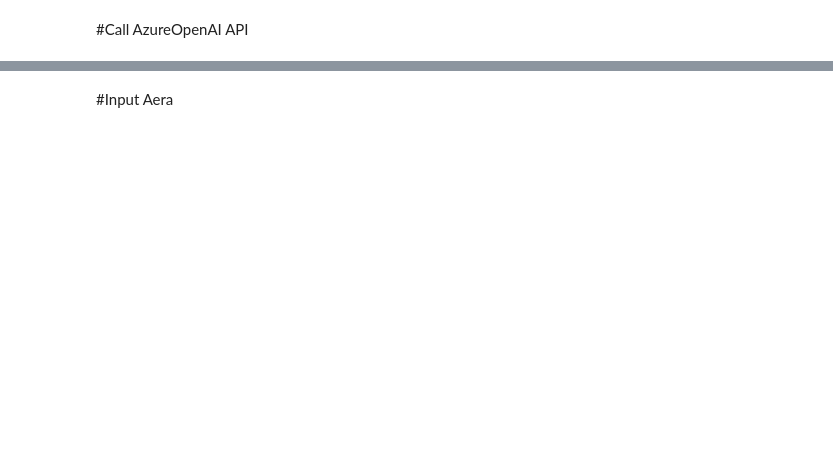
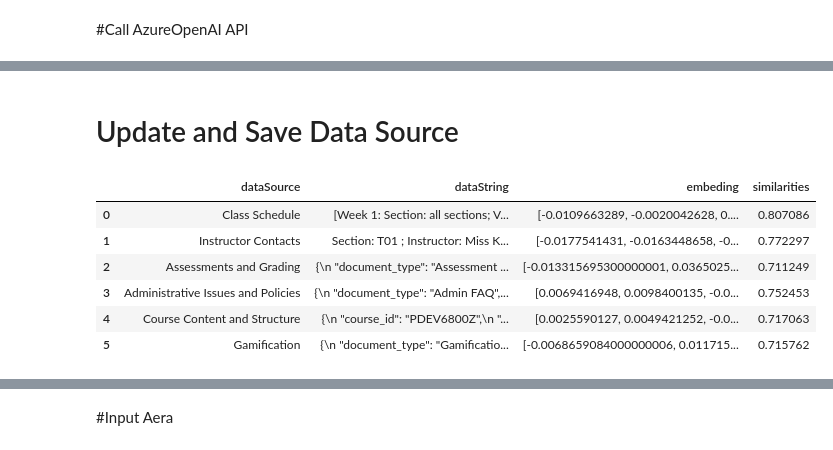
Before and after one commit to heihei0314/courseChatbot, a Jupyter notebook: Chatbot Test.ipynb, the cells around one changed output, grey strips where cells are left out. Saved outputs shown, nothing was run; the diff lists cells and outputs as text; code cells hidden in the pictures; blank space fills up the shorter version.

```diff
--- a/Chatbot Test.ipynb
+++ b/Chatbot Test.ipynb
@@ -312,0 +106,36 @@ Variable Cost (Tokens): 147
+# %% [markdown]
+# Update and Save Data Source
+# %%
+ClassSchedule_path = "https://docs.google.com/spreadsheets/d/1R3ptCqJdlHhW4ZP4KElZ1zdDmhRKs09s/export"
+df = pd.read_excel(ClassSchedule_path)
+for i in df:
+  df["combined"] = "["+df['Week'] + ": Section: " + df['Section'] + "; Venue: " + df['Venue'].astype(str) + "; Date: " + df.Date.astype(str)+ "; Time: " + df.Time.astype(str) + "; Class: " + df.Class+'.]\n'
+combineText = ' '.join(df["combined"])
+if 'Class Schedule' in dataDict['dataSource'].values :
+  dataDict.loc[dataDict['dataSource'] == "Class Schedule", 'dataString'] = combineText
+else:
+  temp = {'dataSource':'Class Schedule',
+            'dataString':combineText}
+  dataDict=dataDict._append(temp, ignore_index = True)
+dataDict
+
+instructorList_path = "https://docs.google.com/spreadsheets/d/1WQoDZ6S_xfbLra-qfwGswiLZa5bxqR-1/export"
+df = pd.read_excel(instructorList_path)
+for i in df:
+  df["combined"] = "Section: " + df['Section'] + "; Instructor: " + df['Instructor'] + "; Email: " + df['email']+';\n'
+combineText = ' '.join(df["combined"])
+if 'Instructor Contacts' in dataDict['dataSource'].values :
+  dataDict.loc[dataDict['dataSource'] == "Instructor Contacts", 'dataString'] = combineText
+else:
+  temp = {'dataSource':'Instructor Contacts',
+            'dataString':combineText}
+  dataDict=dataDict._append(temp, ignore_index = True)
+dataDict
+# %% [output]
+|  | dataSource | dataString | embeding | similarities |
+| 0 | Class Schedule | [Week 1: Section: all sections; V... | [-0.0109663289, -0.0020042628, 0.... | 0.807086 |
+| 1 | Instructor Contacts | Section: T01 ; Instructor: Miss K... | [-0.0177541431, -0.0163448658, -0... | 0.772297 |
+| 2 | Assessments and Grading | {\n "document_type": "Assessment ... | [-0.013315695300000001, 0.0365025... | 0.711249 |
+| 3 | Administrative Issues and Policies | {\n "document_type": "Admin FAQ",... | [0.0069416948, 0.0098400135, -0.0... | 0.752453 |
+| 4 | Course Content and Structure | {\n "course_id": "PDEV6800Z",\n "... | [0.0025590127, 0.0049421252, -0.0... | 0.717063 |
+| 5 | Gamification | {\n "document_type": "Gamificatio... | [-0.0068659084000000006, 0.011715... | 0.715762 |
```
Also changed, not shown: parts of 85 cells of this notebook, 6 other files.
